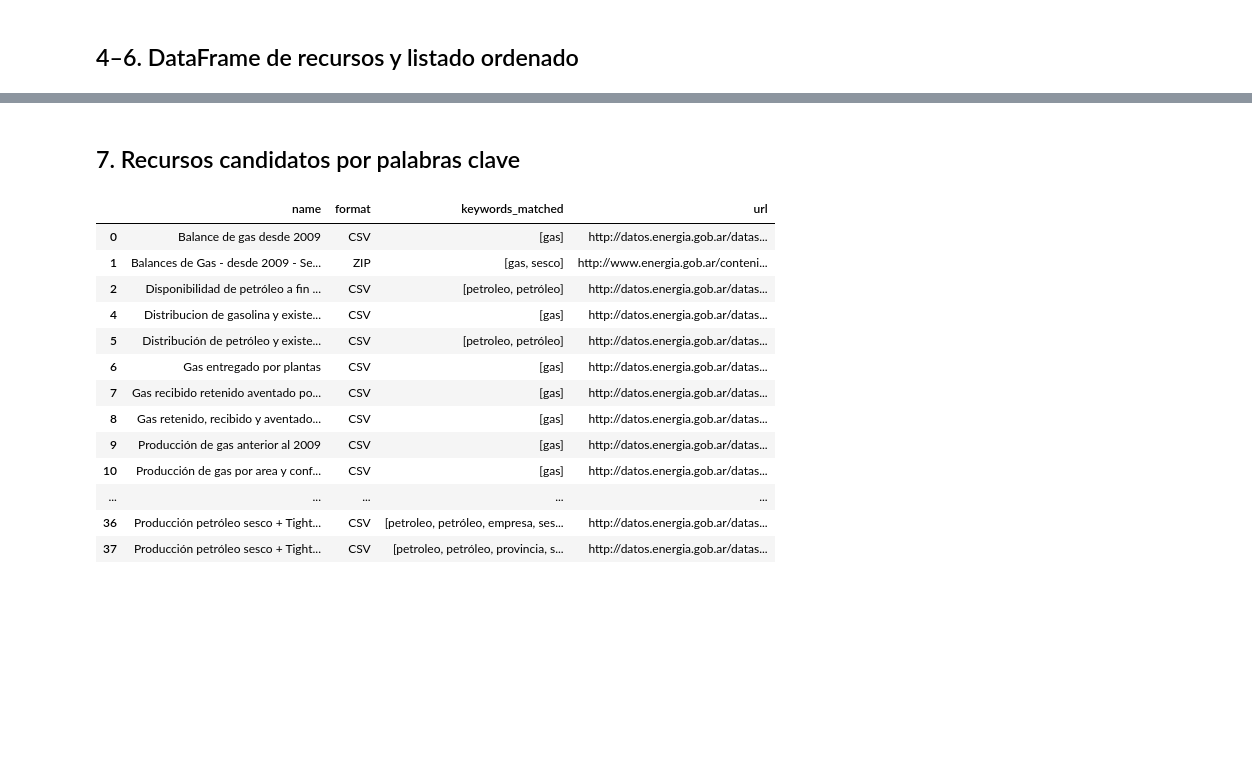
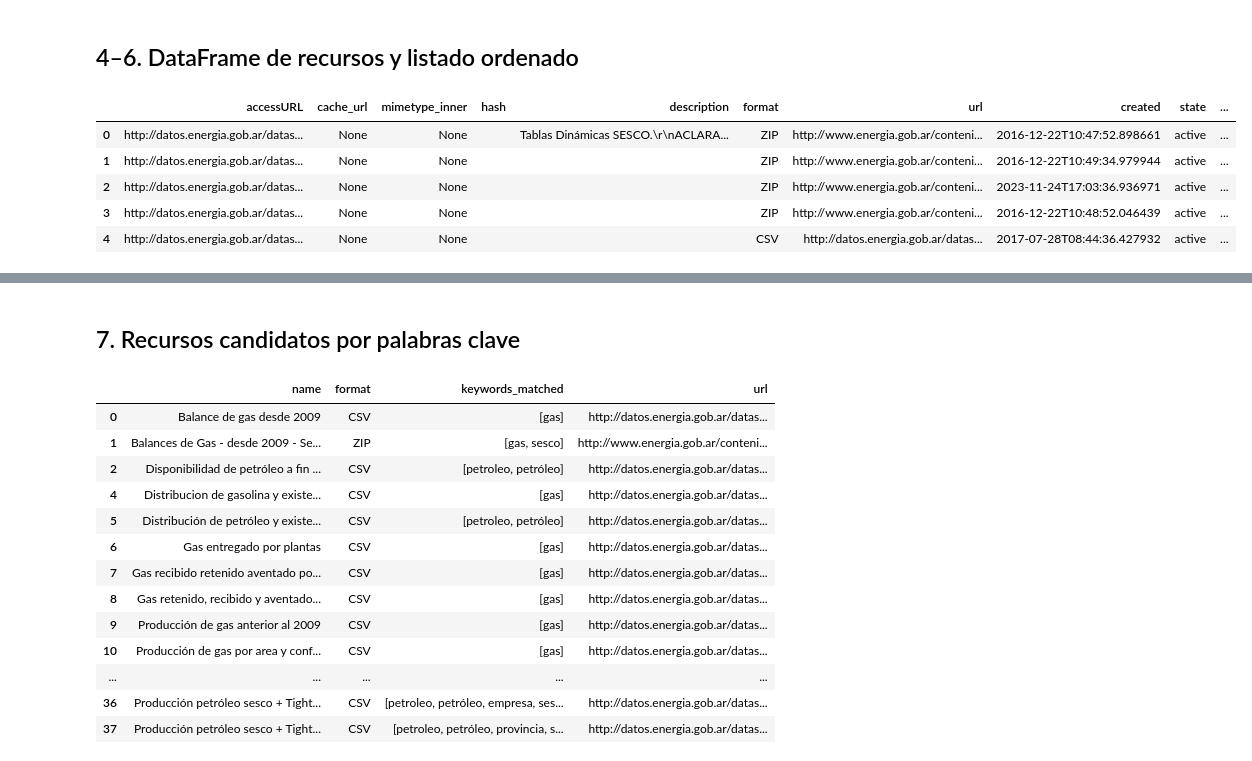
Before and after one commit to ppagano91/DashboardOilAndGasArgentina, a Jupyter notebook: exploration/notebooks/01_exploracion_sesco.ipynb, the cells around one changed output, grey strips where cells are left out. Drawn from its saved outputs; the diff is of its cells as text; code cells hidden in the pictures; blank space fills up the shorter version.

```diff
--- a/exploration/notebooks/01_exploracion_sesco.ipynb
+++ b/exploration/notebooks/01_exploracion_sesco.ipynb
@@ -72,5 +72,15 @@ Recursos: 41
 # %% [markdown]
 ## 4–6. DataFrame de recursos y listado ordenado
+# %%
+df_aux = pd.DataFrame([{i: resource.get(i) for i, _ in resource.items()} for resource in resources])
+df_aux.head()
+# %% [output]
+|  | accessURL | cache_url | mimetype_inner | hash | description | format | url | created | state | ... |
+| 0 | http://datos.energia.gob.ar/datas... | None | None |  | Tablas Dinámicas SESCO.\r\nACLARA... | ZIP | http://www.energia.gob.ar/conteni... | 2016-12-22T10:47:52.898661 | active | ... |
+| 1 | http://datos.energia.gob.ar/datas... | None | None |  |  | ZIP | http://www.energia.gob.ar/conteni... | 2016-12-22T10:49:34.979944 | active | ... |
+| 2 | http://datos.energia.gob.ar/datas... | None | None |  |  | ZIP | http://www.energia.gob.ar/conteni... | 2023-11-24T17:03:36.936971 | active | ... |
+| 3 | http://datos.energia.gob.ar/datas... | None | None |  |  | ZIP | http://www.energia.gob.ar/conteni... | 2016-12-22T10:48:52.046439 | active | ... |
+| 4 | http://datos.energia.gob.ar/datas... | None | None |  |  | CSV | http://datos.energia.gob.ar/datas... | 2017-07-28T08:44:36.427932 | active | ... |
 # %%
 resource_fields = ["name", "id", "format", "url", "created", "last_modified", "size"]
 
```
Also changed, not shown: parts of 2 cells of this notebook, 4 other files.
